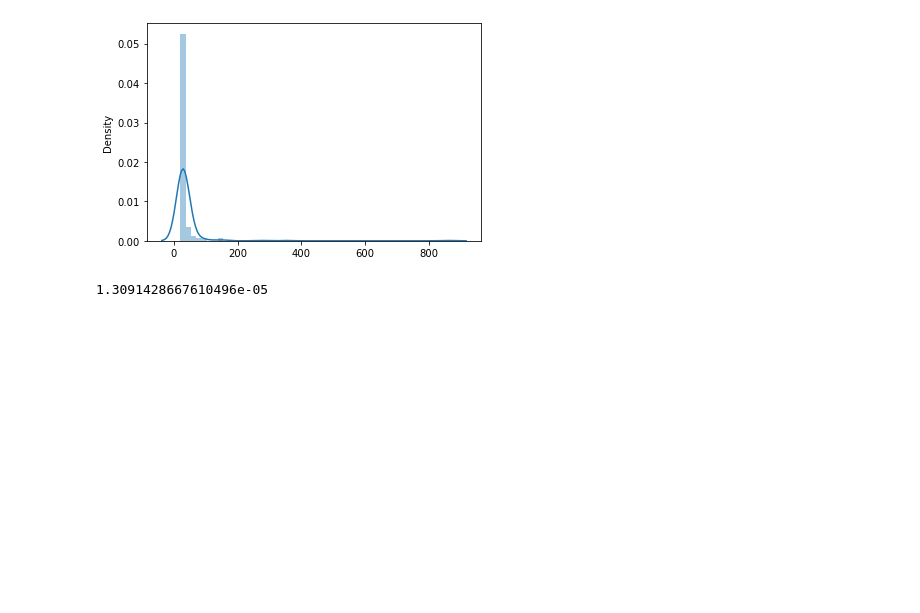
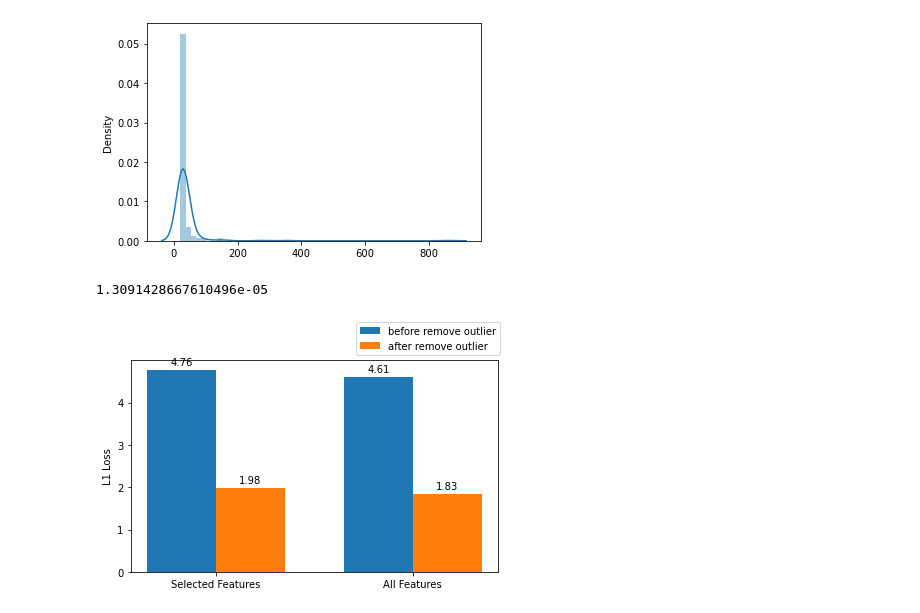
Before and after one commit to 201710757/kotra, a Jupyter notebook: total_ver.ipynb, the cells around one changed output. Drawn from its saved outputs; the diff is of its cells as text; code cells hidden in the pictures; blank space fills up the shorter version.

```diff
--- a/total_ver.ipynb
+++ b/total_ver.ipynb
@@ -635,3 +722,48 @@ sns.distplot(tot)
 df['next_year_percent'].min()
 # %% [output]
 1.3091428667610496e-05
+# %%
+import matplotlib
+import matplotlib.pyplot as plt
+# plt.figure(figsize=(5, 30))
+labels = ['Selected Features', 'All Features']
+outlier_l1_s_before = 4.76
+
+outlier_l1_s_after = 1.98
+
+outlier_l1_a_before = 4.61
+
+outlier_l1_a_after = 1.83
+
+
+before_list = [outlier_l1_s_before, outlier_l1_a_before]
+after_list = [outlier_l1_s_after, outlier_l1_a_after]
+
+x = np.arange(len(labels))
+width = 0.35
+
+fig, ax = plt.subplots()
+rects1 = ax.bar(x - width/2, before_list, width, label='before remove outlier')
+rects2 = ax.bar(x + width/2, after_list, width, label='after remove outlier')
+ax.set_ylabel('L1 Loss')
+ax.set_xticks(x)
+ax.set_xticklabels(labels)
+ax.legend(bbox_to_anchor=(0.6,1))
+
+def autolabel(rects):
+    """Attach a text label above each bar in *rects*, displaying its height."""
+    for rect in rects:
+        height = rect.get_height()
+        ax.annotate('{}'.format(height),
+                    xy=(rect.get_x() + rect.get_width() / 2 , height),
+                    xytext=(0, 3),  # 3 points vertical offset
+                    textcoords="offset points",
+                    ha='center', va='bottom')
+
+autolabel(rects1)
+autolabel(rects2)
+
+fig.tight_layout()
+plt.show()
+# %% [output]
+[figure, added]
```
Also changed, not shown: parts of 14 cells of this notebook.
